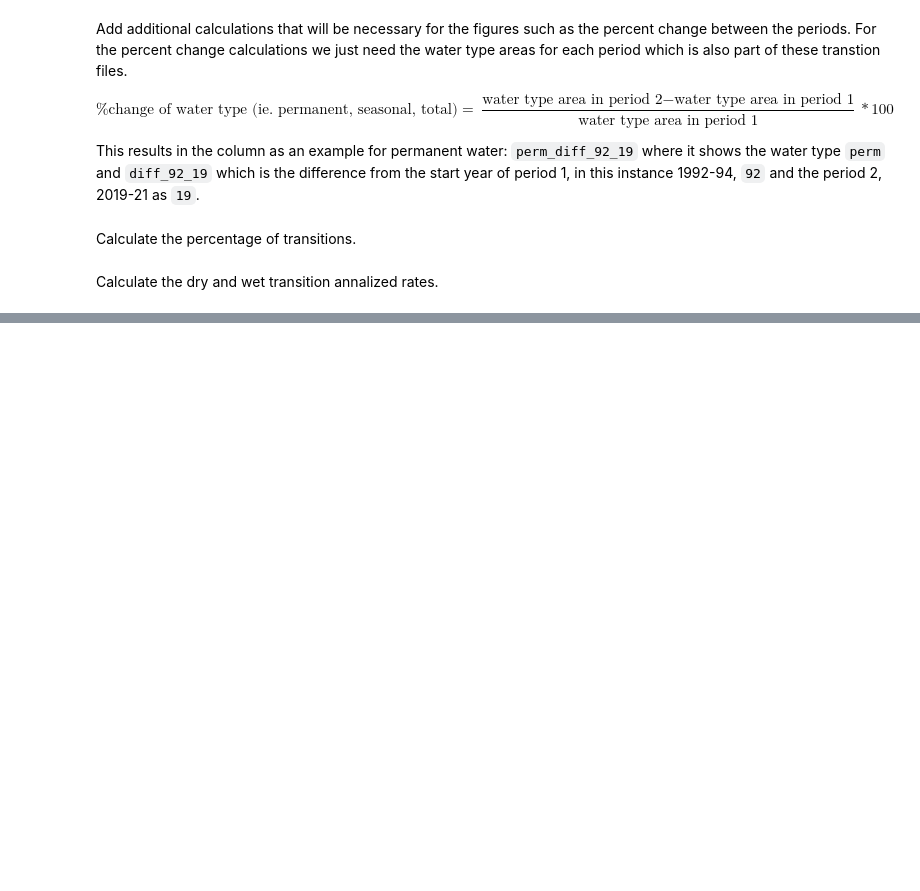
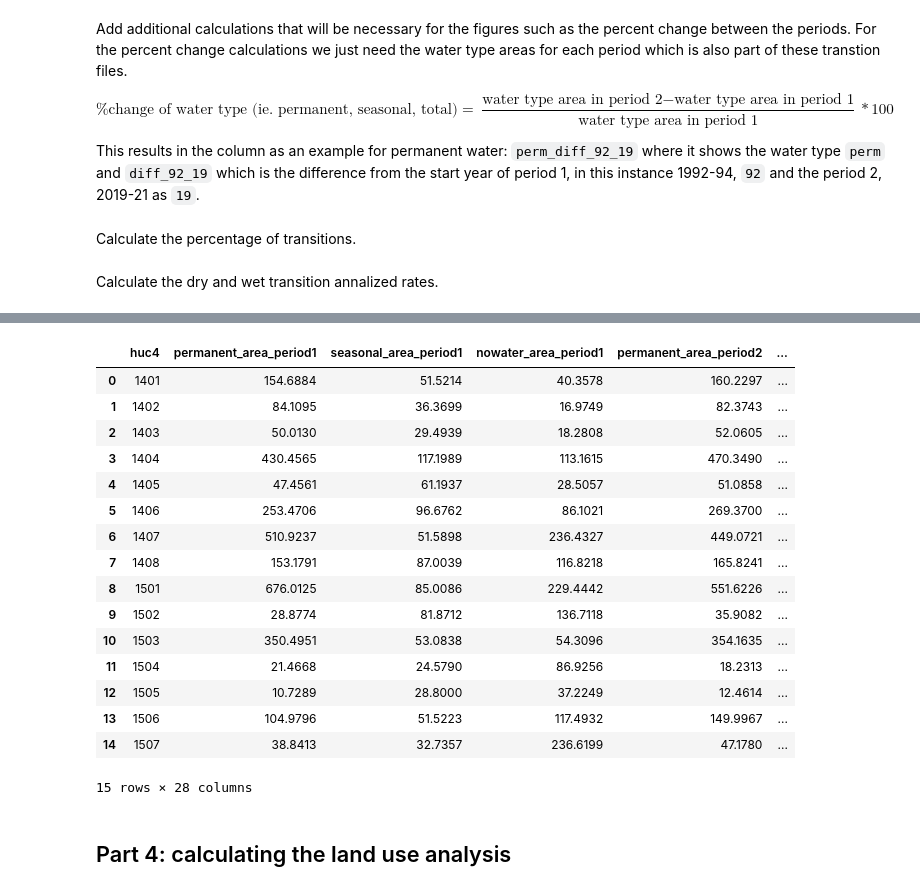
Before and after one commit to ppuentex/Surface_Water_Analysis-CRB, a Jupyter notebook: Codes/analysis.ipynb, the cells around one changed output, grey strips where cells are left out. Drawn from its saved outputs; the diff is of its cells as text; code cells hidden in the pictures; blank space fills up the shorter version.

Commit message:
getting the transition between driest period and end of study period

```diff
--- a/Codes/analysis.ipynb
+++ b/Codes/analysis.ipynb
@@ -255,0 +258,32 @@ trans_results_df.to_csv('../Data/analysis-data/water_type_transitions_92_19.csv'
+# %%
+annualizer = 17 #this is the number of years between the two periods for the dry and wet transition area percentage
+transition_df = transition_analyzer.calculate_transitions(mode_2002_path, mode_2019_path, HUC_raster)
+
+#change the names
+transition_df = transition_df.rename(columns={'3_area_period1': 'permanent_area_period1',
+                                                    '2_area_period1': 'seasonal_area_period1',
+                                                    '1_area_period1': 'nowater_area_period1',
+                                                    '3_area_period2': 'permanent_area_period2',
+                                                    '2_area_period2': 'seasonal_area_period2',
+                                                    '1_area_period2': 'nowater_area_period2'
+                                                    })
+
+
+transition_df['total_area_period1'] = transition_df['permanent_area_period1'] + transition_df['seasonal_area_period1']
+transition_df['total_area_period2'] = transition_df['permanent_area_period2'] + transition_df['seasonal_area_period2']
+
+transition_df['perm_diff_92_19'] = ((transition_df['permanent_area_period2']-transition_df['permanent_area_period1']) / transition_df['permanent_area_period1'])*100
+transition_df['season_diff_92_19'] = ((transition_df['seasonal_area_period2']-transition_df['seasonal_area_period1']) / transition_df['seasonal_area_period1'])*100
+transition_df['total_diff_92_19'] = ((transition_df['total_area_period2']-transition_df['total_area_period1']) / transition_df['total_area_period1'])*100
+
+transition_df['perm_nowater_perc'] = (transition_df['perm_nowater_trans_area'] / transition_df['permanent_area_period1'])*100
+transition_df['perm_season_perc'] = (transition_df['perm_seasonal_trans_area'] / transition_df['permanent_area_period1'])*100
+transition_df['seasonal_nowater_perc'] = (transition_df['seasonal_nowater_trans_area'] / transition_df['seasonal_area_period1'])*100
+transition_df['seasonal_perm_perc'] = (transition_df['seasonal_perm_trans_area'] / transition_df['seasonal_area_period1'])*100
+transition_df['nowater_season_perc'] = (transition_df['nowater_seasonal_trans_area'] / transition_df['nowater_area_period1'])*100
+transition_df['nowater_perm_perc'] = (transition_df['nowater_perm_trans_area'] / transition_df['nowater_area_period1'])*100
+
+transition_df['dry_trans_area_perc'] = ((transition_df['dry_transition_area'] /(transition_df['permanent_area_period1'] + transition_df['seasonal_area_period1']))/annualizer)*100
+transition_df['wet_trans_area_perc'] = ((transition_df['wet_transition_area'] /(transition_df['seasonal_area_period1'] + transition_df['nowater_area_period1']))/annualizer)*100
+
+print('Finished all calculations')
@@ -255,0 +307,20 @@ trans_results_df.to_csv('../Data/analysis-data/water_type_transitions_92_19.csv'
+# %%
+transition_df
+# %% [output]
+|  | huc4 | permanent_area_period1 | seasonal_area_period1 | nowater_area_period1 | permanent_area_period2 | ... |
+| 0 | 1401 | 154.6884 | 51.5214 | 40.3578 | 160.2297 | ... |
+| 1 | 1402 | 84.1095 | 36.3699 | 16.9749 | 82.3743 | ... |
+| 2 | 1403 | 50.0130 | 29.4939 | 18.2808 | 52.0605 | ... |
+| 3 | 1404 | 430.4565 | 117.1989 | 113.1615 | 470.3490 | ... |
+| 4 | 1405 | 47.4561 | 61.1937 | 28.5057 | 51.0858 | ... |
+| 5 | 1406 | 253.4706 | 96.6762 | 86.1021 | 269.3700 | ... |
+| 6 | 1407 | 510.9237 | 51.5898 | 236.4327 | 449.0721 | ... |
+| 7 | 1408 | 153.1791 | 87.0039 | 116.8218 | 165.8241 | ... |
+| 8 | 1501 | 676.0125 | 85.0086 | 229.4442 | 551.6226 | ... |
+| 9 | 1502 | 28.8774 | 81.8712 | 136.7118 | 35.9082 | ... |
+| 10 | 1503 | 350.4951 | 53.0838 | 54.3096 | 354.1635 | ... |
+| 11 | 1504 | 21.4668 | 24.5790 | 86.9256 | 18.2313 | ... |
+| 12 | 1505 | 10.7289 | 28.8000 | 37.2249 | 12.4614 | ... |
+| 13 | 1506 | 104.9796 | 51.5223 | 117.4932 | 149.9967 | ... |
+| 14 | 1507 | 38.8413 | 32.7357 | 236.6199 | 47.1780 | ... |
+15 rows × 28 columns
@@ -255,0 +330,2 @@ trans_results_df.to_csv('../Data/analysis-data/water_type_transitions_92_19.csv'
+# %% [markdown]
+## Part 4: calculating the land use analysis
```
Also changed, not shown: parts of 3 cells of this notebook, 1 other file.
